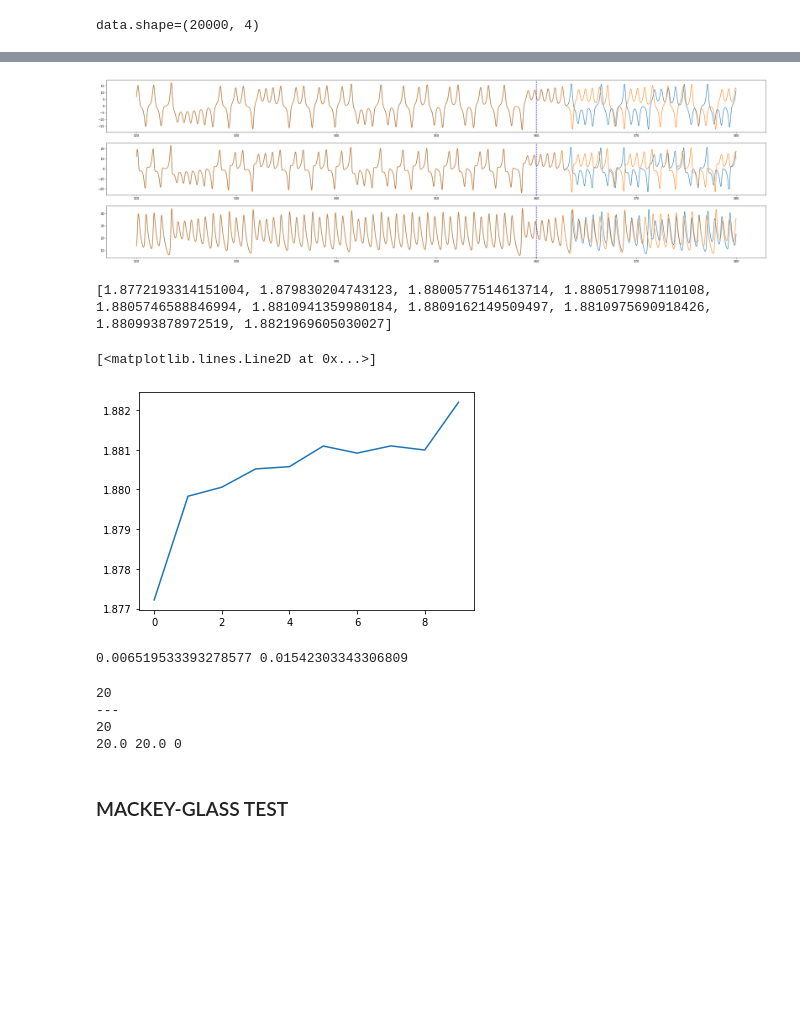
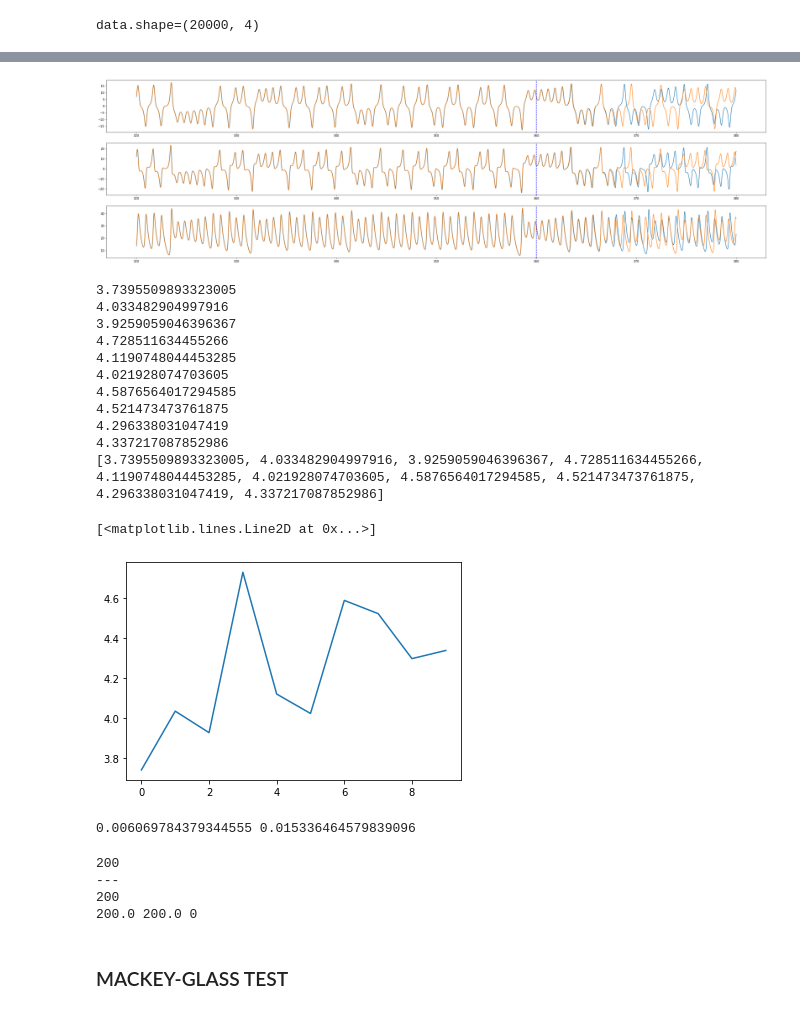
Before and after one commit to bucketfish0000/reservoir_restructure, a Jupyter notebook: reservoir.ipynb, the cells around one changed output, grey strips where cells are left out. Drawn from its saved outputs; the diff is of its cells as text; code cells hidden in the pictures; blank space fills up the shorter version.

```diff
--- a/reservoir.ipynb
+++ b/reservoir.ipynb
@@ -30,7 +30,9 @@ import model
 importlib.reload(model)
 
 RC_lorenz = ESNModel(config)
-loss, loss_before_training,subtrained = RC_lorenz.training(data,qualification = 10)
+training_data = data[:self.training_time]
+expected_data = data[1:self.training_time+1]
+loss, loss_before_training,subtrained = RC_lorenz.training(data,training_data,expected_data, qualification = 10)
 print(f"{loss_before_training=:.04f}")
 print(f"{loss=:.04f}")
 # %% [output]
@@ -59,17 +61,28 @@ utils.plot_time_sequence(
     3,
 )
 # %% [output]
-[figure, old version]
+[figure, new version]
 # %%
 import qualification
 importlib.reload(qualification)
-loss_list = qualification.learning_curve(subtrained,test_length = 2000,data=data[len(data)-2000:])
+importlib.reload(utils)
+loss_list = qualification.learning_curve(subtrained,test_length = 200,data=data[len(data)-200:])
 print(loss_list)
 plt.plot(range(10),loss_list)
 # %% [output]
-[1.8772193314151004, 1.879830204743123, 1.8800577514613714, 1.8805179987110108, 1.8805746588846994, 1.8810941359980184, 1.8809162149509497, 1.8810975690918426, 1.880993878972519, 1.8821969605030027]
+3.7395509893323005
+4.033482904997916
+3.9259059046396367
+4.728511634455266
+4.1190748044453285
+4.021928074703605
+4.5876564017294585
+4.521473473761875
+4.296338031047419
+4.337217087852986
+[3.7395509893323005, 4.033482904997916, 3.9259059046396367, 4.728511634455266, 4.1190748044453285, 4.021928074703605, 4.5876564017294585, 4.521473473761875, 4.296338031047419, 4.337217087852986]
 [<matplotlib.lines.Line2D at 0x...>]
-[figure, old version]
+[figure, new version]
 # %%
 importlib.reload(qualification)
 importlib.reload(utils)
@@ -77,16 +90,16 @@ lamda_model = qualification.lyapunov_estimate(RC_lorenz,data[0],delta_naught = 0
 lamda_system = utils.system_lyapunov(dimension = 3, params = (10, 28, 8 / 3), tests = 20, init = (25,25,25))
 print(lamda_model,lamda_system)
 # %% [output]
-0.006519533393278577 0.01542303343306809
+0.006069784379344555 0.015336464579839096
 # %%
 importlib.reload(qualification)
 KR,GR,MC = qualification.config_space(RC_lorenz,tests = 1)
 print(KR,GR,MC)
 # %% [output]
-20
+200
 ---
-20
-20.0 20.0 0
+200
+200.0 200.0 0
 # %% [markdown]
 ### MACKEY-GLASS TEST
 # %%
```
Also changed, not shown: parts of 1 cell of this notebook, 3 other files.
